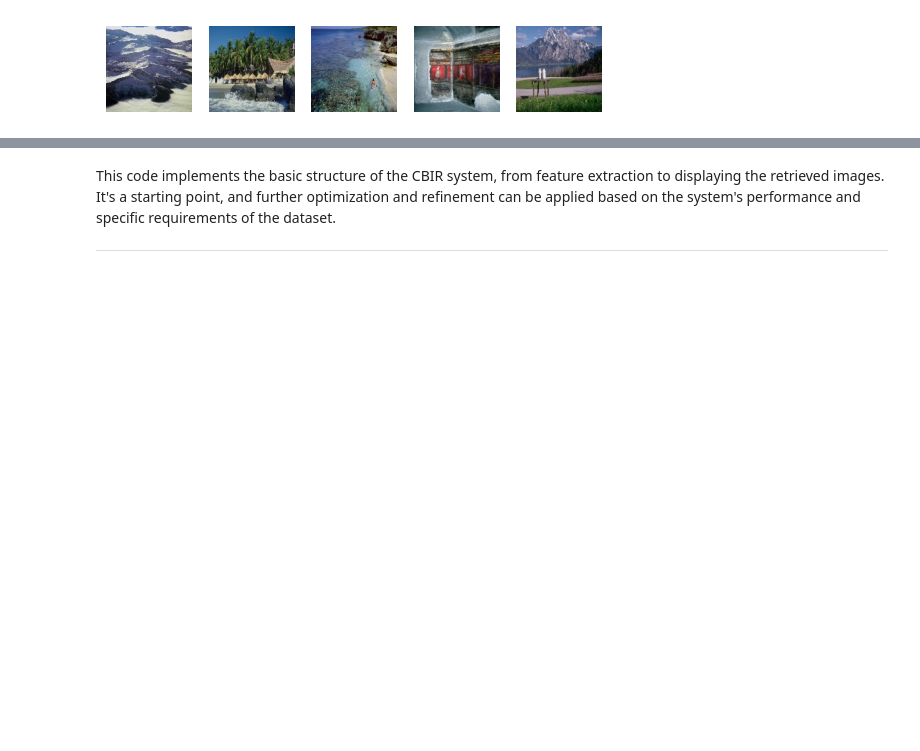
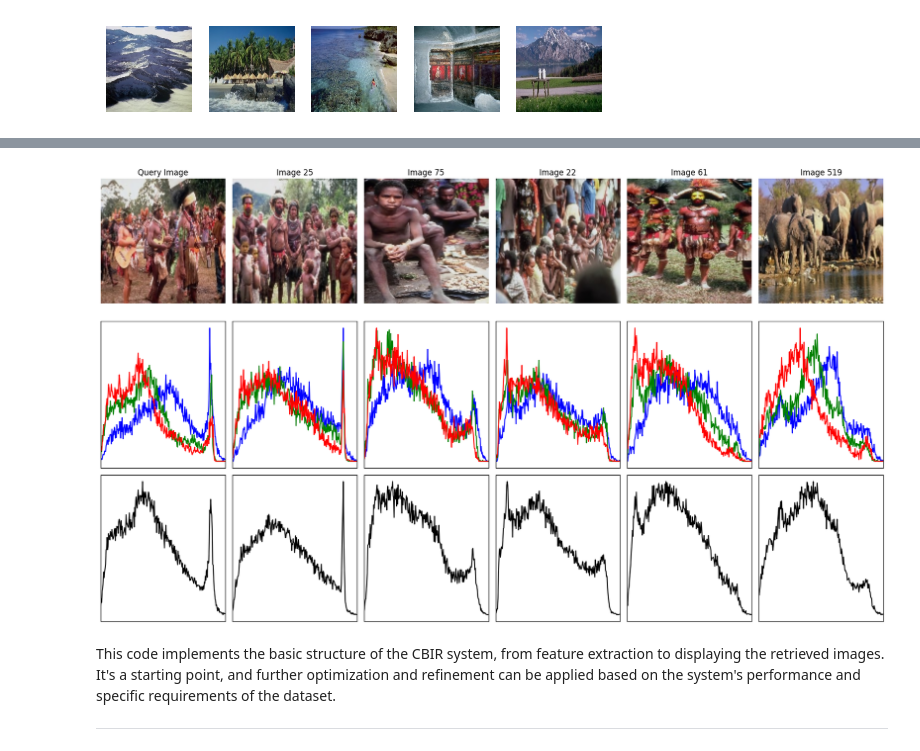
Before and after one commit to IslamJihad/ENCS5343-Computer-Vision-Assign2-CBIR-ColorFeatures, a Jupyter notebook: code.ipynb, the cells around one changed output, grey strips where cells are left out. Cells and saved outputs as stored; diff of their text form; code cells hidden in the pictures; blank space fills up the shorter version.

```diff
--- a/code.ipynb
+++ b/code.ipynb
@@ -392,3 +392,69 @@ top_k_images = retrieve_images(query_image, images, top_k=5)
+# %%
+import numpy as np
+import cv2
+from sklearn.metrics import pairwise_distances
+import matplotlib.pyplot as plt
+
+def plot_combined_histogram(ax, image):
+    # Compute histograms for each channel
+    hists = [cv2.calcHist([image], [i], None, [256], [0, 256]) for i in range(3)]
+    # Combine histograms
+    combined_hist = np.sum(hists, axis=0)
+    ax.plot(combined_hist, color='black')
+    ax.set_xlim([0, 256])
+    ax.set_yticklabels([])
+    ax.set_xticklabels([])
+    ax.tick_params(axis='both', which='both', length=0)
+
+
+
+def retrieve_images(query_image, images, top_k=5):
+    # Extract features from the query image
+    query_feature = extract_color_features([query_image])
+
+    # Remove the query image from the image list if it exists
+    images_without_query = [img for img in images if not np.array_equal(img, query_image)]
+
+    # Extract features from the remaining images
+    all_features = extract_color_features(images_without_query)
+
+    # Compute similarities
+    distances = compute_similarity(all_features, query_feature)
+
+    # Get top K similar images
+    ranked_indices = np.argsort(distances.ravel())[:top_k]
+
+    fig, axes = plt.subplots(3, top_k+1, figsize=(17, 10))
+
+    # Display and plot histogram for the query image
+    axes[0, 0].imshow(query_image)
+    axes[0, 0].axis('off')
+    axes[0, 0].set_title("Query Image")
+    plot_histograms(axes[1, 0], query_image)
+    plot_combined_histogram(axes[2, 0], query_image)
+
+    # Display and plot histograms for the retrieved images
+    for i, index in enumerate(ranked_indices):
+        img = images_without_query[index]
+        axes[0, i + 1].imshow(img)
+        axes[0, i + 1].axis('off')
+        axes[0, i + 1].set_title(f"Image {index + 1}")
+        plot_histograms(axes[1, i + 1], img)
+        plot_combined_histogram(axes[2, i + 1], img)
+
+    plt.tight_layout()
+    plt.show()
+
+# Load and preprocess dataset images and query image
+# Assume 'images' is the array of preprocessed images loaded from the dataset
+query_index = 5
+query_image = images[query_index]
+query_image = cv2.resize(query_image, (128, 128))
+
+# Retrieve and display top K similar images
+top_k_images = retrieve_images(query_image, images, top_k=5)
+# %% [output]
+[figure, added]
 # %% [markdown]
 
 This code implements the basic structure of the CBIR system, from feature extraction to displaying the retrieved images. It's a starting point, and further optimization and refinement can be applied based on the system's performance and specific requirements of the dataset.
```
Also changed, not shown: parts of 3 cells of this notebook.
